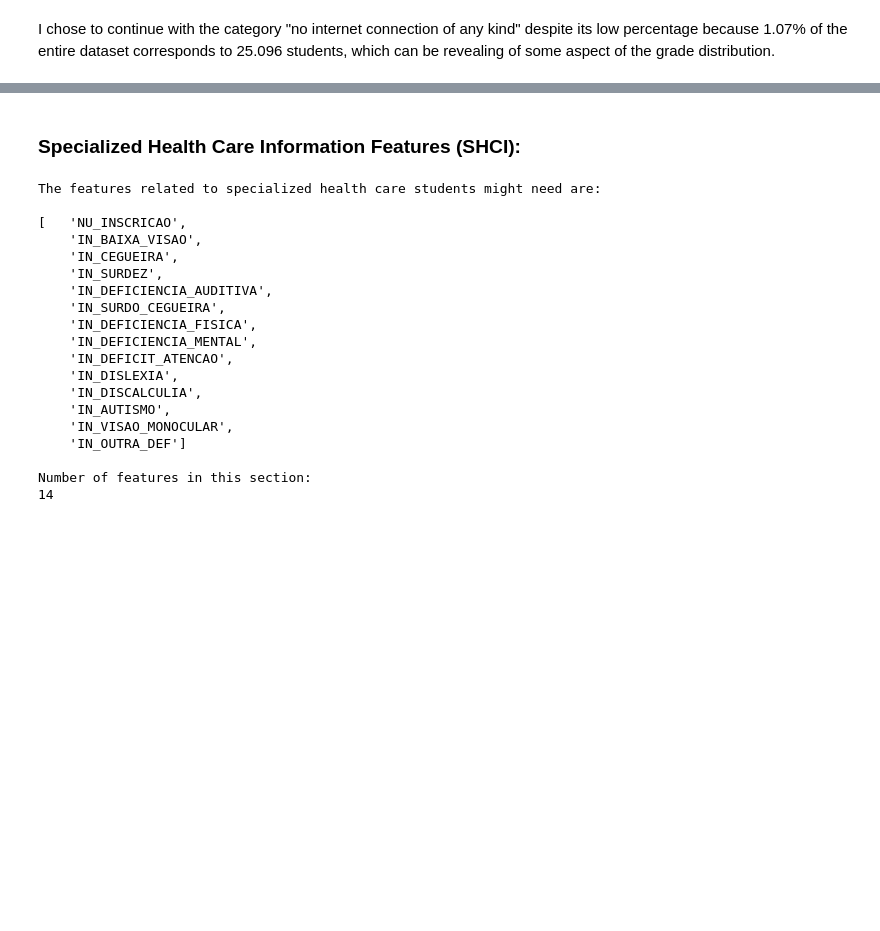
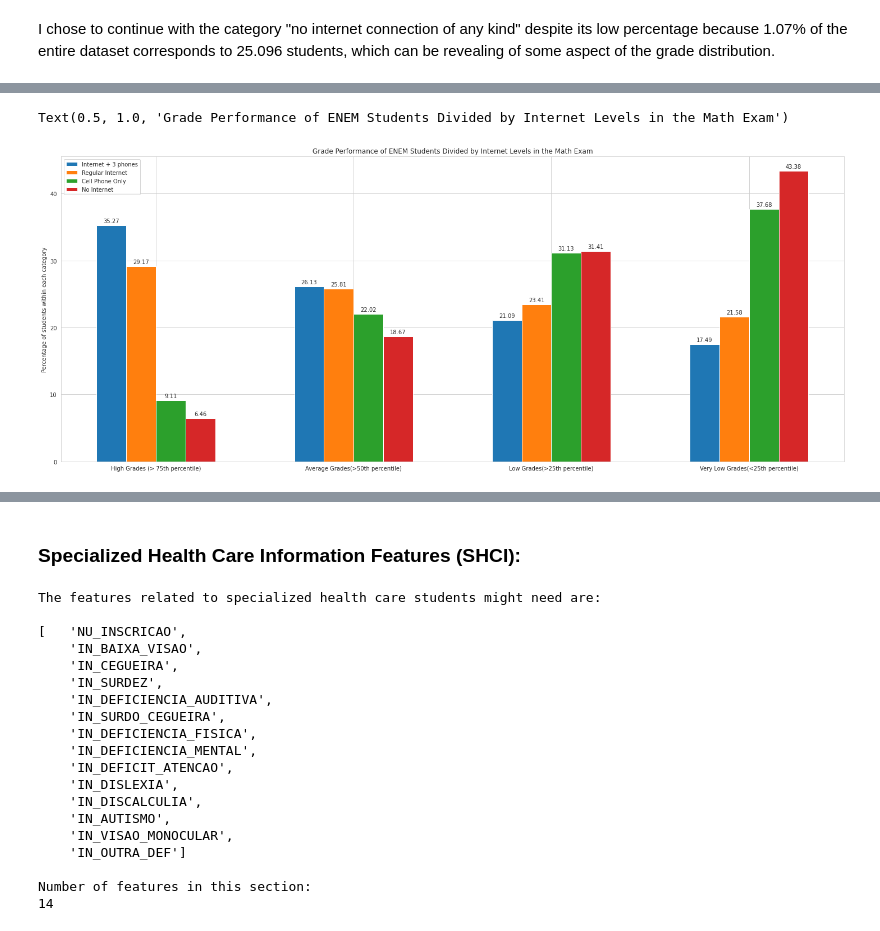
Before and after one commit to higorpr/ENEM_Exploration_Analysis, a Jupyter notebook: ENEM_Exploratory_Analysis.ipynb, the cells around one changed output, grey strips where cells are left out. Cells and saved outputs as stored; diff of their text form; code cells hidden in the pictures; blank space fills up the shorter version.

```diff
--- a/ENEM_Exploratory_Analysis.ipynb
+++ b/ENEM_Exploratory_Analysis.ipynb
@@ -2021,10 +2042,10 @@ p_internet = internet.shape[0] / df_train.shape[0]
 print(f'Percentage of students that have a regular internet connection : {round(p_internet * 100, 2)} %.')
 
 # Percentage of students that have a tradicional internet connection and more than 2 cell phones in the house:
-internet_phone = df_train[(df_train['Q025'] == 'B') & ((df_train['Q022'] == 'C') | (df_train['Q022'] == 'D'))]
+internet_phone = df_train[(df_train['Q025'] == 'B') & ((df_train['Q022'] == 'D') | (df_train['Q022'] == 'E'))]
 p_internet_phone = internet_phone.shape[0] / df_train.shape[0]
 
-print(f'Percentage of students that have a regular internet connection and more than two cell phones at the house: {round(p_internet_phone * 100, 2)} %.')
+print(f'Percentage of students that have a regular internet connection and three or more cell phones at the house: {round(p_internet_phone * 100, 2)} %.')
 # %% [output]
 Percentage of students without any kind of internet connection: 1.07 %.
 Percentage of students that use connect to the internet only via cell phones : 19.66 %.
@@ -2038,0 +2080,11 @@ no_internet.shape[0]
+# %%
+# Creation of income data dictionary:
+internet_data = defaultdict(dict)
+
+# Creation of plot heights:
+for i_range_tag, df_i_range in internet_ranges.items():
+    for grade in targets:
+        internet_data[i_range_tag][grade] = [ round(hg_int[i_range_tag][grade] * 100, 2), round(ag_int[i_range_tag][grade] * 100, 2),
+                                          round(lg_int[i_range_tag][grade] * 100, 2), round(vg_int[i_range_tag][grade] * 100, 2) ]
+
+internet_data
@@ -2038,0 +2109,40 @@ no_internet.shape[0]
+# %%
+# Math Plot:
+labels = ['High Grades (> 75th percentile)', 'Average Grades(>50th percentile)', 'Low Grades(>25th percentile)', 'Very Low Grades(<25th percentile)']
+# sns.set_theme()
+sns.set_style("whitegrid")
+
+x = np.arange(len(labels))  # the label locations
+width = 0.15  # the width of the bars
+
+fig, ax = plt.subplots(figsize=(25,10))
+
+rects_int_3 = ax.bar(x - 1.5 * width, internet_data[3]['NU_NOTA_MT'], width, label='Internet + 3 phones')
+rects_int_2 = ax.bar(x - 0.5 * width, internet_data[2]['NU_NOTA_MT'], width, label='Regular Internet')
+rects_int_1 = ax.bar(x + 0.5 * width, internet_data[1]['NU_NOTA_MT'], width, label='Cell Phone Only')
+rects_int_0 = ax.bar(x + 1.5 * width, internet_data[0]['NU_NOTA_MT'], width, label='No Internet')
+
+ax.xaxis.set_ticks(x)
+ax.xaxis.set_ticklabels(labels)
+ax.legend()
+plt.ylabel('Percentage of students within each category')
+
+def autolabel(rects):
+    """Attach a text label above each bar in *rects*, displaying its height."""
+    for rect in rects:
+        height = rect.get_height()
+        ax.annotate('{}'.format(height),
+                    xy=(rect.get_x() + rect.get_width() / 2, height),
+                    xytext=(0, 3),  # 3 points vertical offset
+                    textcoords="offset points",
+                    ha='center', va='bottom')
+
+autolabel(rects_int_3)
+autolabel(rects_int_2)
+autolabel(rects_int_1)
+autolabel(rects_int_0)
+
+plt.title("Grade Performance of ENEM Students Divided by Internet Levels in the Math Exam")
+# %% [output]
+Text(0.5, 1.0, 'Grade Performance of ENEM Students Divided by Internet Levels in the Math Exam')
+[figure, added]
```
Also changed, not shown: parts of 14 cells of this notebook.
